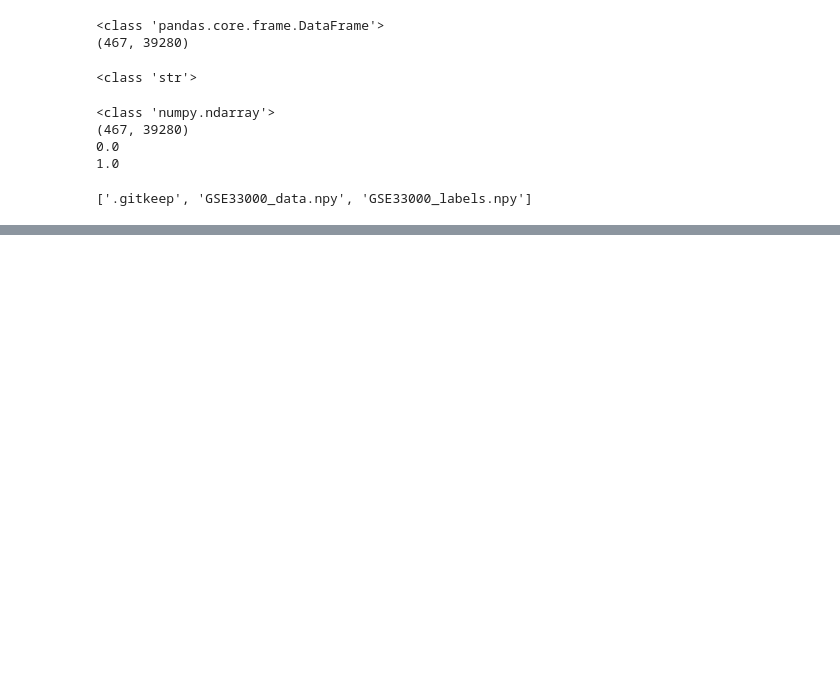
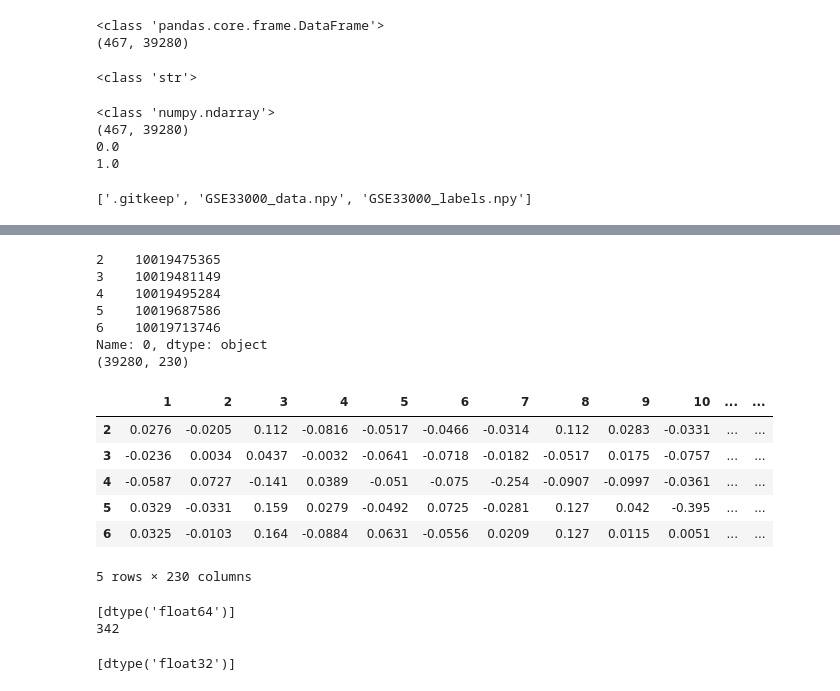
Before and after one commit to Shibangini/alzheimers-detection-ml, a Jupyter notebook: notebooks/preprocessing.ipynb, the cells around one changed output, grey strips where cells are left out. Saved outputs shown, nothing was run; the diff lists cells and outputs as text; code cells hidden in the pictures; blank space fills up the shorter version.

```diff
--- a/notebooks/preprocessing.ipynb
+++ b/notebooks/preprocessing.ipynb
@@ -178,0 +314,26 @@ print(os.listdir("../data/processed"))
+# %%
+gene_ids = ge2_data.iloc[:, 0]
+ge2_data = ge2_data.iloc[:, 1:]
+
+# WHY:
+# First column contains gene identifiers (not numeric features)
+# Remaining columns are expression values → actual features for ML
+# %%
+print(gene_ids.head())
+print(ge2_data.shape)
+ge2_data.head()
+# %% [output]
+2    10019475365
+3    10019481149
+4    10019495284
+5    10019687586
+6    10019713746
+Name: 0, dtype: object
+(39280, 230)
+|  | 1 | 2 | 3 | 4 | 5 | 6 | 7 | 8 | 9 | 10 | ... | ... |
+| 2 | 0.0276 | -0.0205 | 0.112 | -0.0816 | -0.0517 | -0.0466 | -0.0314 | 0.112 | 0.0283 | -0.0331 | ... | ... |
+| 3 | -0.0236 | 0.0034 | 0.0437 | -0.0032 | -0.0641 | -0.0718 | -0.0182 | -0.0517 | 0.0175 | -0.0757 | ... | ... |
+| 4 | -0.0587 | 0.0727 | -0.141 | 0.0389 | -0.051 | -0.075 | -0.254 | -0.0907 | -0.0997 | -0.0361 | ... | ... |
+| 5 | 0.0329 | -0.0331 | 0.159 | 0.0279 | -0.0492 | 0.0725 | -0.0281 | 0.127 | 0.042 | -0.395 | ... | ... |
+| 6 | 0.0325 | -0.0103 | 0.164 | -0.0884 | 0.0631 | -0.0556 | 0.0209 | 0.127 | 0.0115 | 0.0051 | ... | ... |
+5 rows × 230 columns
@@ -178,0 +346,6 @@ print(os.listdir("../data/processed"))
+# %%
+print(ge2_data.dtypes.unique())
+print(ge2_data.isnull().sum().sum())
+# %% [output]
+[dtype('float64')]
+342
@@ -178,0 +357,4 @@ print(os.listdir("../data/processed"))
+# %%
+print(ge2_data.dtypes.unique())
+# %% [output]
+[dtype('float32')]
```
Also changed, not shown: parts of 41 cells of this notebook.
